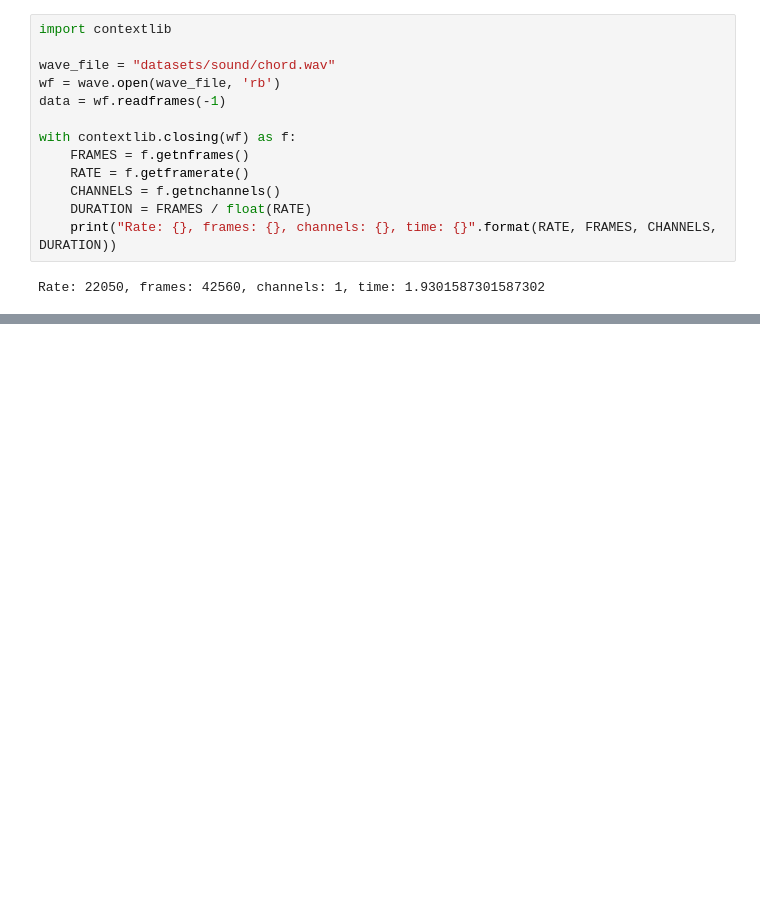
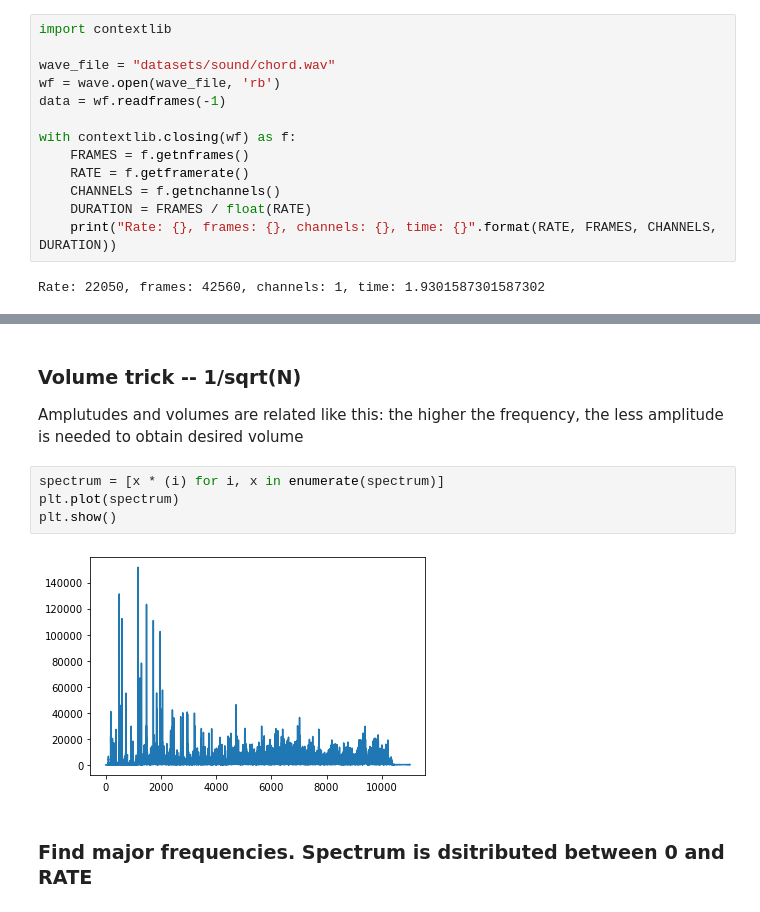
Before and after one commit to hsu-ai-course/hsu.ai, a Jupyter notebook: code/06. Chord.ipynb, the cells around one changed output, grey strips where cells are left out. Saved outputs shown, nothing was run; the diff lists cells and outputs as text; blank space fills up the shorter version.

```diff
--- a/code/06. Chord.ipynb
+++ b/code/06. Chord.ipynb
@@ -44,0 +64,11 @@ Refer to [this document](https://pages.mtu.edu/~suits/notefreqs.html) to learn n
+# %% [markdown]
+### Volume trick -- 1/sqrt(N)
+Amplutudes and volumes are related like this: the higher the frequency, the less amplitude is needed to obtain desired volume
+# %%
+spectrum = [x * (i) for i, x in enumerate(spectrum)]
+plt.plot(spectrum)
+plt.show()
+# %% [output]
+[figure, added]
+# %% [markdown]
+### Find major frequencies. Spectrum is dsitributed between 0 and RATE
```
Also changed, not shown: parts of 8 cells of this notebook.
